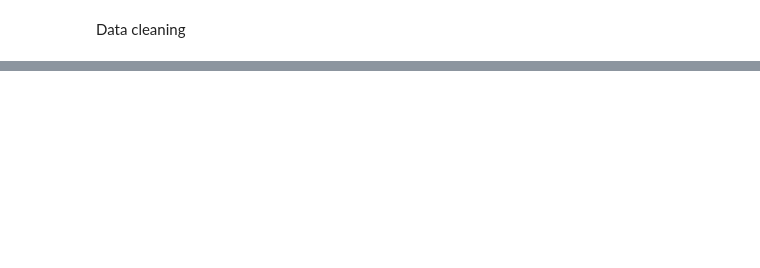
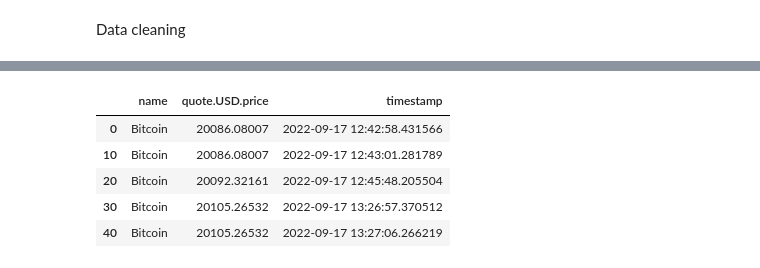
Before and after one commit to veroanalytic/coinmarketcap-automated, a Jupyter notebook: Coinmarketcap API.ipynb, the cells around one changed output, grey strips where cells are left out. Drawn from its saved outputs; the diff is of its cells as text; code cells hidden in the pictures; blank space fills up the shorter version.

```diff
--- a/Coinmarketcap API.ipynb
+++ b/Coinmarketcap API.ipynb
@@ -157,0 +244,11 @@ Above dataframe will have issues with visualizing because the column headers nee
+# %%
+df_csv5 = df_csv[['name', 'quote.USD.price', 'timestamp']]
+df_csv5 = df_csv5.query("name == 'Bitcoin'")
+df_csv5
+# %% [output]
+|  | name | quote.USD.price | timestamp |
+| 0 | Bitcoin | 20086.08007 | 2022-09-17 12:42:58.431566 |
+| 10 | Bitcoin | 20086.08007 | 2022-09-17 12:43:01.281789 |
+| 20 | Bitcoin | 20092.32161 | 2022-09-17 12:45:48.205504 |
+| 30 | Bitcoin | 20105.26532 | 2022-09-17 13:26:57.370512 |
+| 40 | Bitcoin | 20105.26532 | 2022-09-17 13:27:06.266219 |
```
Also changed, not shown: parts of 15 cells of this notebook, 3 other files.
